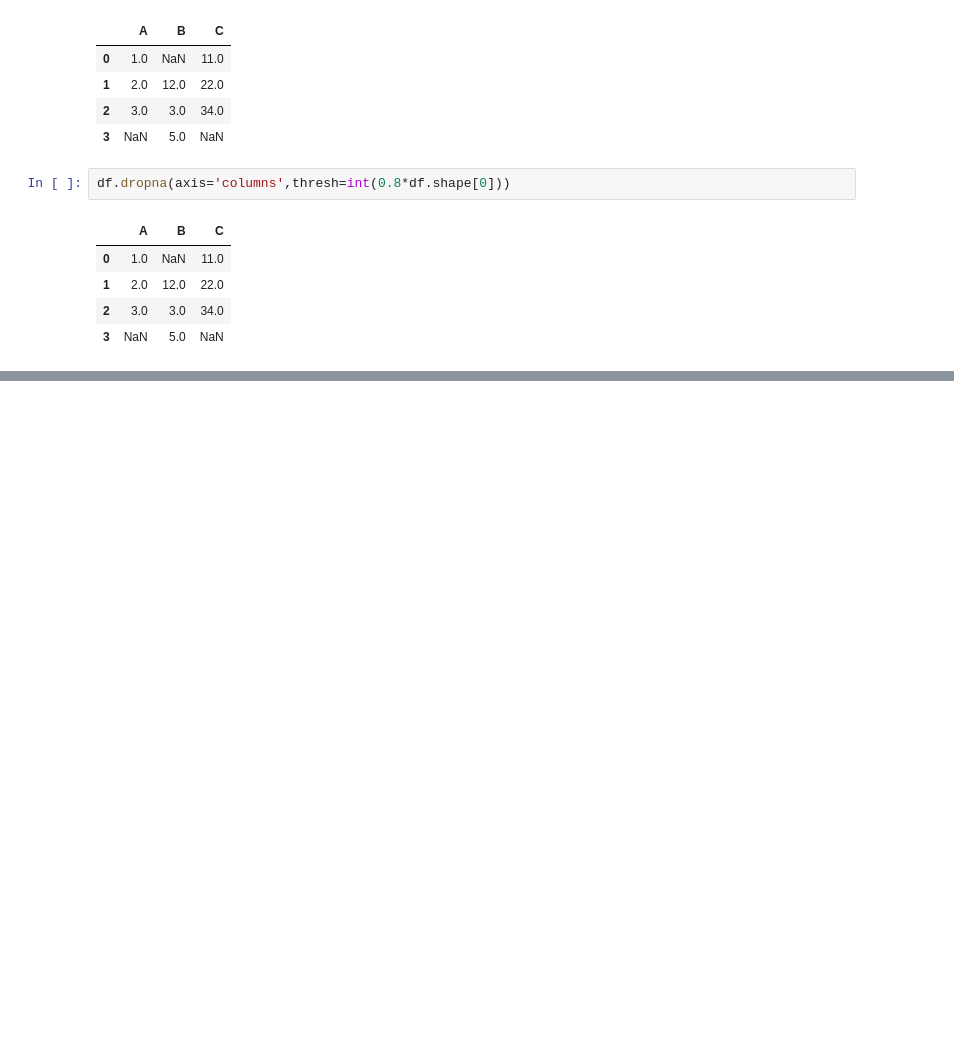
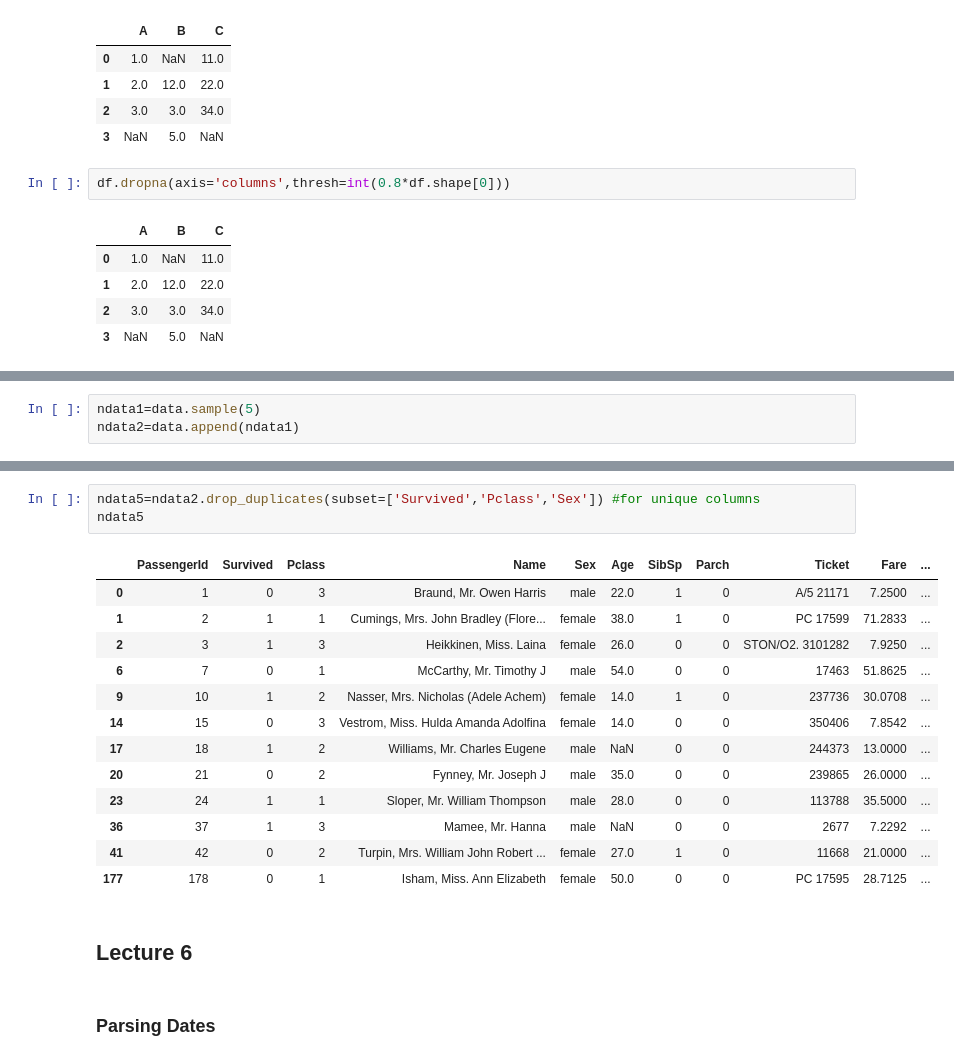
Before and after one commit to saad1931/Data_Analysis_using_Python, a Jupyter notebook: Module 5.ipynb, the cells around one changed output, grey strips where cells are left out. Saved outputs shown, nothing was run; the diff lists cells and outputs as text; blank space fills up the shorter version.

```diff
--- a/Module 5.ipynb
+++ b/Module 5.ipynb
@@ -398,0 +647,3 @@ df.dropna(axis='columns',thresh=int(0.8*df.shape[0]))
+# %%
+ndata1=data.sample(5)
+ndata2=data.append(ndata1)
@@ -398,0 +726,21 @@ df.dropna(axis='columns',thresh=int(0.8*df.shape[0]))
+# %%
+ndata5=ndata2.drop_duplicates(subset=['Survived','Pclass','Sex']) #for unique columns
+ndata5
+# %% [output]
+|  | PassengerId | Survived | Pclass | Name | Sex | Age | SibSp | Parch | Ticket | Fare | ... |
+| 0 | 1 | 0 | 3 | Braund, Mr. Owen Harris | male | 22.0 | 1 | 0 | A/5 21171 | 7.2500 | ... |
+| 1 | 2 | 1 | 1 | Cumings, Mrs. John Bradley (Flore... | female | 38.0 | 1 | 0 | PC 17599 | 71.2833 | ... |
+| 2 | 3 | 1 | 3 | Heikkinen, Miss. Laina | female | 26.0 | 0 | 0 | STON/O2. 3101282 | 7.9250 | ... |
+| 6 | 7 | 0 | 1 | McCarthy, Mr. Timothy J | male | 54.0 | 0 | 0 | 17463 | 51.8625 | ... |
+| 9 | 10 | 1 | 2 | Nasser, Mrs. Nicholas (Adele Achem) | female | 14.0 | 1 | 0 | 237736 | 30.0708 | ... |
+| 14 | 15 | 0 | 3 | Vestrom, Miss. Hulda Amanda Adolfina | female | 14.0 | 0 | 0 | 350406 | 7.8542 | ... |
+| 17 | 18 | 1 | 2 | Williams, Mr. Charles Eugene | male | NaN | 0 | 0 | 244373 | 13.0000 | ... |
+| 20 | 21 | 0 | 2 | Fynney, Mr. Joseph J | male | 35.0 | 0 | 0 | 239865 | 26.0000 | ... |
+| 23 | 24 | 1 | 1 | Sloper, Mr. William Thompson | male | 28.0 | 0 | 0 | 113788 | 35.5000 | ... |
+| 36 | 37 | 1 | 3 | Mamee, Mr. Hanna | male | NaN | 0 | 0 | 2677 | 7.2292 | ... |
+| 41 | 42 | 0 | 2 | Turpin, Mrs. William John Robert ... | female | 27.0 | 1 | 0 | 11668 | 21.0000 | ... |
+| 177 | 178 | 0 | 1 | Isham, Miss. Ann Elizabeth | female | 50.0 | 0 | 0 | PC 17595 | 28.7125 | ... |
+# %% [markdown]
+##  Lecture 6
+# %% [markdown]
+###  Parsing Dates
```
Also changed, not shown: parts of 57 cells of this notebook, 4 other files.
